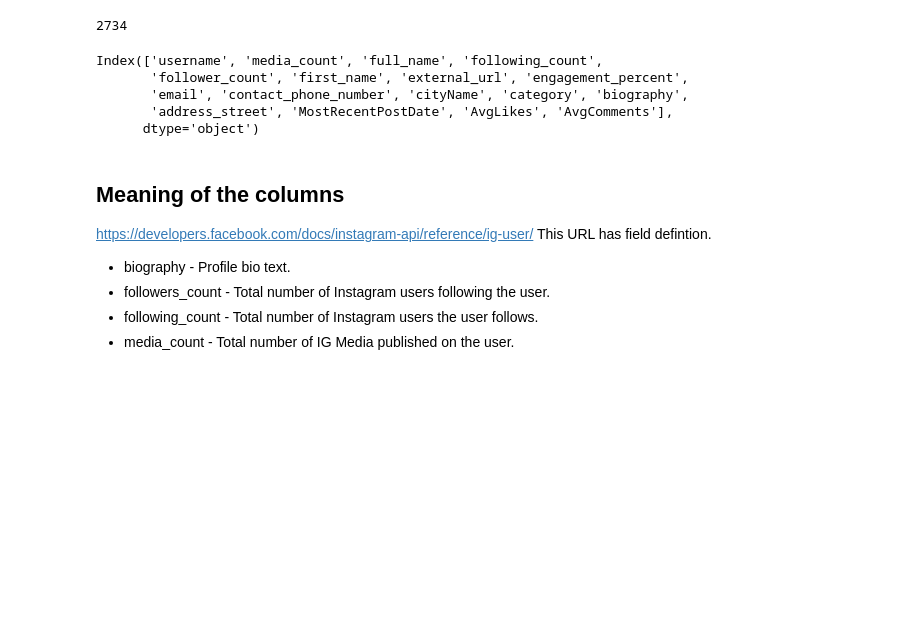
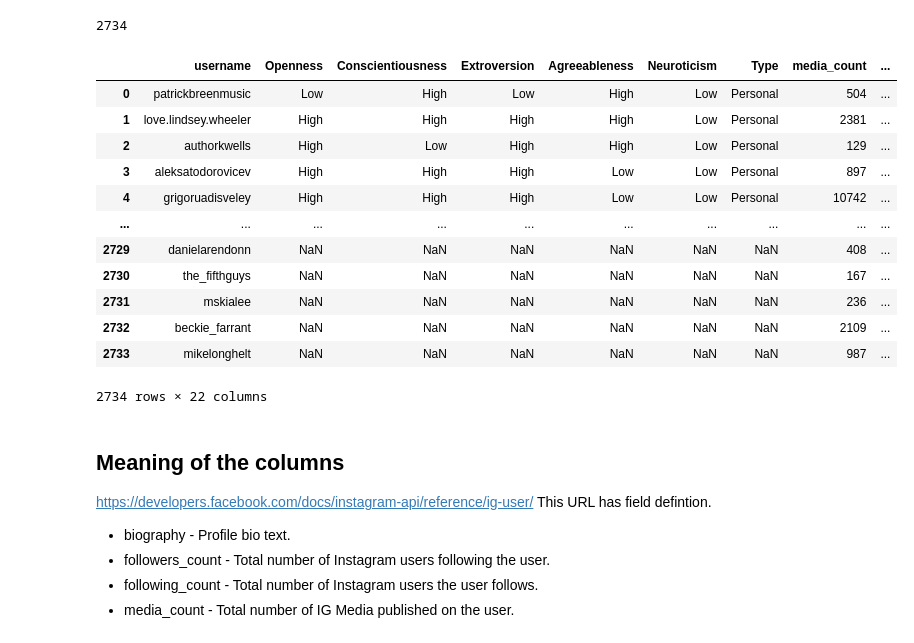
Before and after one commit to bohao-cao/uw-ocean, a Jupyter notebook: eda.ipynb, the cells around one changed output. Drawn from its saved outputs; the diff is of its cells as text; code cells hidden in the pictures; blank space fills up the shorter version.

```diff
--- a/eda.ipynb
+++ b/eda.ipynb
@@ -77,13 +77,21 @@ len(df_buy_insta_accounts_add_on)
 # %% [output]
 2734
 # %%
-df_women_event.columns
+df_buy_insta_accounts_add_on
 # %% [output]
+|  | username | Openness | Conscientiousness | Extroversion | Agreeableness | Neuroticism | Type | media_count | ... |
+| 0 | patrickbreenmusic | Low | High | Low | High | Low | Personal | 504 | ... |
+| 1 | love.lindsey.wheeler | High | High | High | High | Low | Personal | 2381 | ... |
+| 2 | authorkwells | High | Low | High | High | Low | Personal | 129 | ... |
+| 3 | aleksatodorovicev | High | High | High | Low | Low | Personal | 897 | ... |
+| 4 | grigoruadisveley | High | High | High | Low | Low | Personal | 10742 | ... |
+| ... | ... | ... | ... | ... | ... | ... | ... | ... | ... |
+| 2729 | danielarendonn | NaN | NaN | NaN | NaN | NaN | NaN | 408 | ... |
+| 2730 | the_fifthguys | NaN | NaN | NaN | NaN | NaN | NaN | 167 | ... |
+| 2731 | mskialee | NaN | NaN | NaN | NaN | NaN | NaN | 236 | ... |
+| 2732 | beckie_farrant | NaN | NaN | NaN | NaN | NaN | NaN | 2109 | ... |
+| 2733 | mikelonghelt | NaN | NaN | NaN | NaN | NaN | NaN | 987 | ... |
-Index(['username', 'media_count', 'full_name', 'following_count',
-       'follower_count', 'first_name', 'external_url', 'engagement_percent',
-       'email', 'contact_phone_number', 'cityName', 'category', 'biography',
-       'address_street', 'MostRecentPostDate', 'AvgLikes', 'AvgComments'],
-      dtype='object')
+2734 rows × 22 columns
 # %% [markdown]
 ## Meaning of the columns
 https://developers.facebook.com/docs/instagram-api/reference/ig-user/
```
Also changed, not shown: parts of 4 cells of this notebook.
